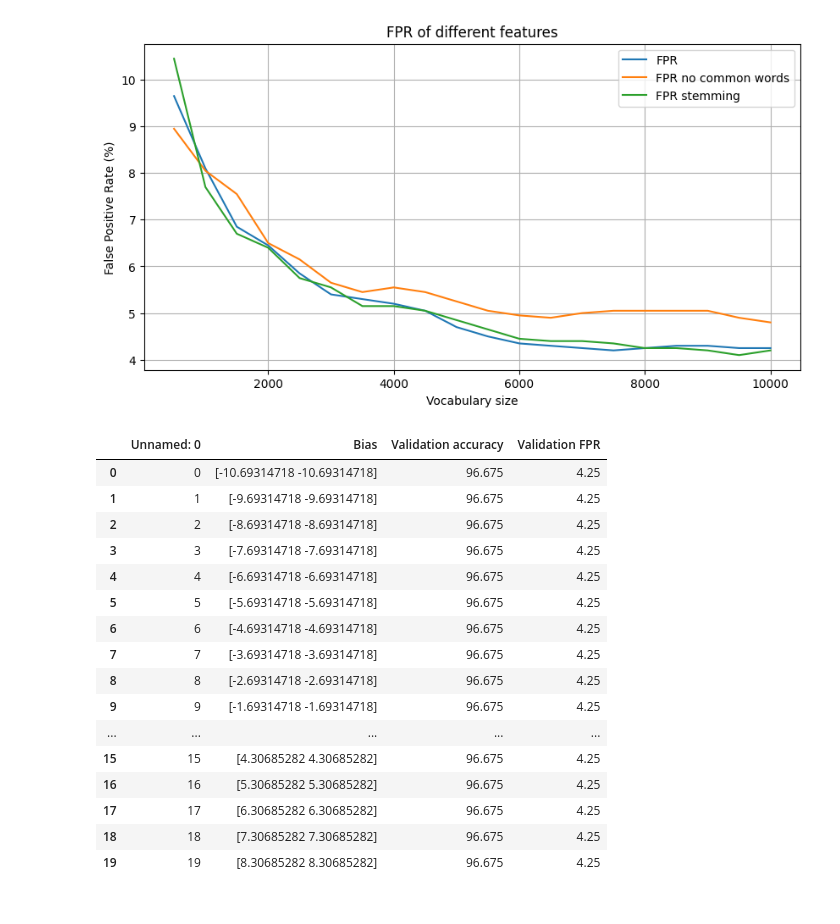
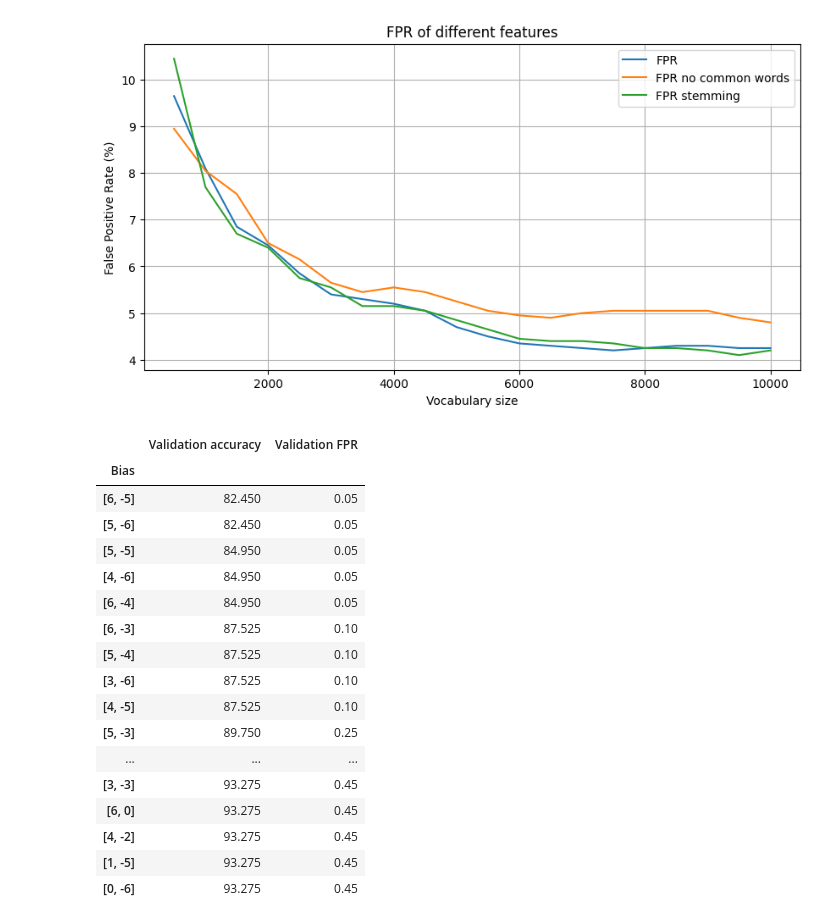
Before and after one commit to DavideLigari/clickbaits-recognition, a Jupyter notebook: code/FPR_analysis_naive_bayes.ipynb, the cells around one changed output. Drawn from its saved outputs; the diff is of its cells as text; code cells hidden in the pictures.

Commit message:
finished analysis

```diff
--- a/code/FPR_analysis_naive_bayes.ipynb
+++ b/code/FPR_analysis_naive_bayes.ipynb
@@ -168,26 +160,34 @@ for bias in range(-10, 10):
 results = pd.DataFrame({'Bias': biases,
                        'Validation accuracy': validation_accuracy, 'Validation FPR': false_positive_rates})
 results.to_csv('../data/fpr_analysis/naive_diff_bias.csv')
-# %%
-import pandas as pd
-
-data= pd.read_csv('../data/fpr_analysis/naive_diff_bias.csv')
-data
-# %% [output]
-|  | Unnamed: 0 | Bias | Validation accuracy | Validation FPR |
-| 0 | 0 | [-10.69314718 -10.69314718] | 96.675 | 4.25 |
-| 1 | 1 | [-9.69314718 -9.69314718] | 96.675 | 4.25 |
-| 2 | 2 | [-8.69314718 -8.69314718] | 96.675 | 4.25 |
-| 3 | 3 | [-7.69314718 -7.69314718] | 96.675 | 4.25 |
-| 4 | 4 | [-6.69314718 -6.69314718] | 96.675 | 4.25 |
-| 5 | 5 | [-5.69314718 -5.69314718] | 96.675 | 4.25 |
-| 6 | 6 | [-4.69314718 -4.69314718] | 96.675 | 4.25 |
-| 7 | 7 | [-3.69314718 -3.69314718] | 96.675 | 4.25 |
-| 8 | 8 | [-2.69314718 -2.69314718] | 96.675 | 4.25 |
-| 9 | 9 | [-1.69314718 -1.69314718] | 96.675 | 4.25 |
-| ... | ... | ... | ... | ... |
-| 15 | 15 | [4.30685282 4.30685282] | 96.675 | 4.25 |
-| 16 | 16 | [5.30685282 5.30685282] | 96.675 | 4.25 |
-| 17 | 17 | [6.30685282 6.30685282] | 96.675 | 4.25 |
-| 18 | 18 | [7.30685282 7.30685282] | 96.675 | 4.25 |
-| 19 | 19 | [8.30685282 8.30685282] | 96.675 | 4.25 |
+# %%
+import pandas as pd
+
+data = pd.read_csv('../data/fpr_analysis/naive_diff_bias.csv')
+data = data.drop(columns=['Unnamed: 0'])
+data.set_index('Bias', inplace=True)
+data = data[data['Validation accuracy'] > 80]
+data = data[data['Validation FPR'] < 0.5]
+
+data.sort_values(by=['Validation FPR'], inplace=True)
+
+data
+# %% [output]
+|  | Validation accuracy | Validation FPR |
+| Bias |  |  |
+| [6, -5] | 82.450 | 0.05 |
+| [5, -6] | 82.450 | 0.05 |
+| [5, -5] | 84.950 | 0.05 |
+| [4, -6] | 84.950 | 0.05 |
+| [6, -4] | 84.950 | 0.05 |
+| [6, -3] | 87.525 | 0.10 |
+| [5, -4] | 87.525 | 0.10 |
+| [3, -6] | 87.525 | 0.10 |
+| [4, -5] | 87.525 | 0.10 |
+| [5, -3] | 89.750 | 0.25 |
+| ... | ... | ... |
+| [3, -3] | 93.275 | 0.45 |
+| [6, 0] | 93.275 | 0.45 |
+| [4, -2] | 93.275 | 0.45 |
+| [1, -5] | 93.275 | 0.45 |
+| [0, -6] | 93.275 | 0.45 |
```
Also changed, not shown: parts of 3 cells of this notebook, 7 other files.
